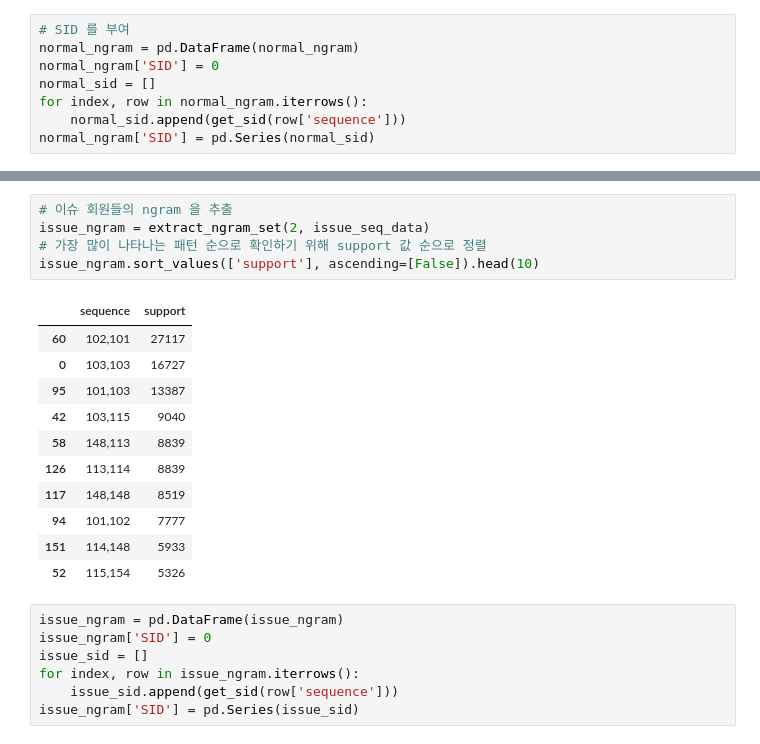
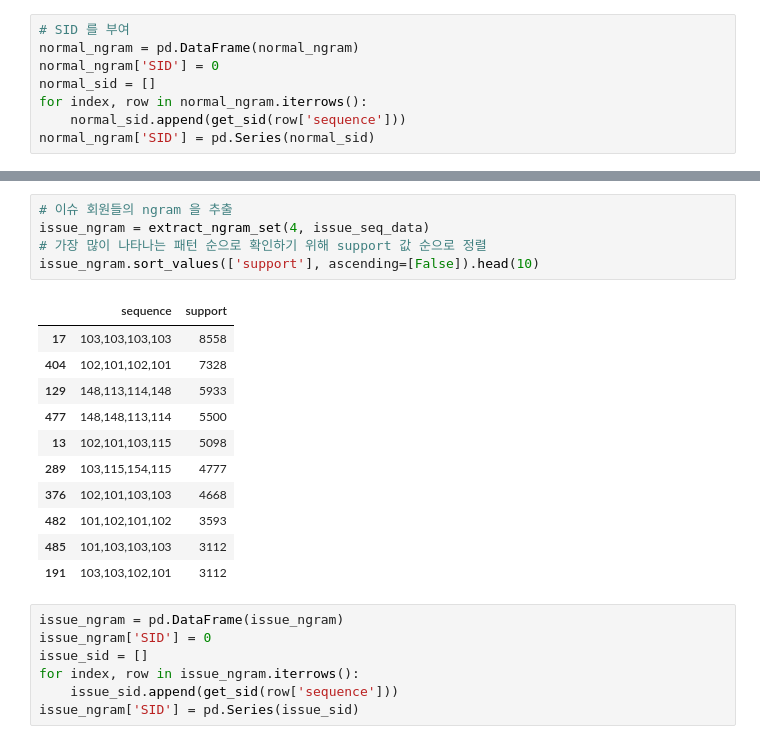
Before and after one commit to OrangeNebula/momsitter-notebook, a Jupyter notebook: 03-momsitter-sequence-rel-support-comparision.ipynb, the cells around one changed output, grey strips where cells are left out. Drawn from its saved outputs; the diff is of its cells as text.

```diff
--- a/03-momsitter-sequence-rel-support-comparision.ipynb
+++ b/03-momsitter-sequence-rel-support-comparision.ipynb
@@ -189,20 +189,20 @@ plt.show()
 # %%
 # 이슈 회원들의 ngram 을 추출
-issue_ngram = extract_ngram_set(2, issue_seq_data)
+issue_ngram = extract_ngram_set(4, issue_seq_data)
 # 가장 많이 나타나는 패턴 순으로 확인하기 위해 support 값 순으로 정렬
 issue_ngram.sort_values(['support'], ascending=[False]).head(10)
 # %% [output]
 |  | sequence | support |
-| 60 | 102,101 | 27117 |
-| 0 | 103,103 | 16727 |
-| 95 | 101,103 | 13387 |
-| 42 | 103,115 | 9040 |
-| 58 | 148,113 | 8839 |
-| 126 | 113,114 | 8839 |
-| 117 | 148,148 | 8519 |
-| 94 | 101,102 | 7777 |
-| 151 | 114,148 | 5933 |
-| 52 | 115,154 | 5326 |
+| 17 | 103,103,103,103 | 8558 |
+| 404 | 102,101,102,101 | 7328 |
+| 129 | 148,113,114,148 | 5933 |
+| 477 | 148,148,113,114 | 5500 |
+| 13 | 102,101,103,115 | 5098 |
+| 289 | 103,115,154,115 | 4777 |
+| 376 | 102,101,103,103 | 4668 |
+| 482 | 101,102,101,102 | 3593 |
+| 485 | 101,103,103,103 | 3112 |
+| 191 | 103,103,102,101 | 3112 |
 # %%
 issue_ngram = pd.DataFrame(issue_ngram)
 issue_ngram['SID'] = 0
```
Also changed, not shown: parts of 6 cells of this notebook.
